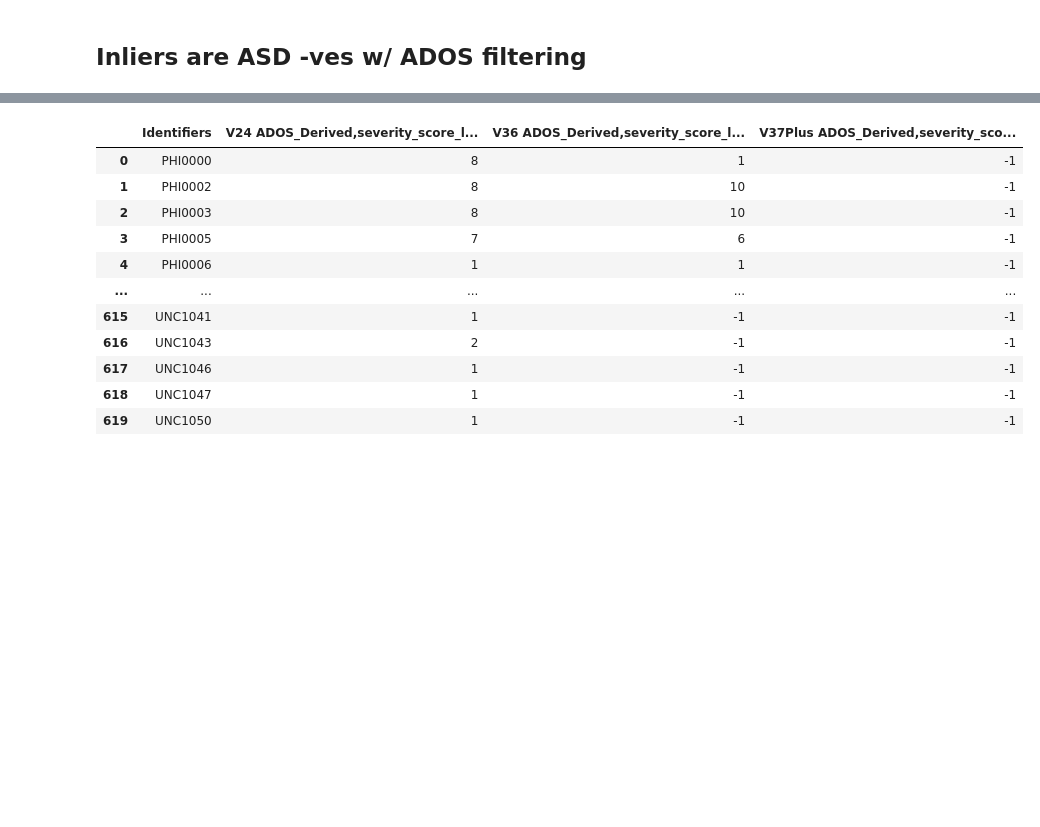
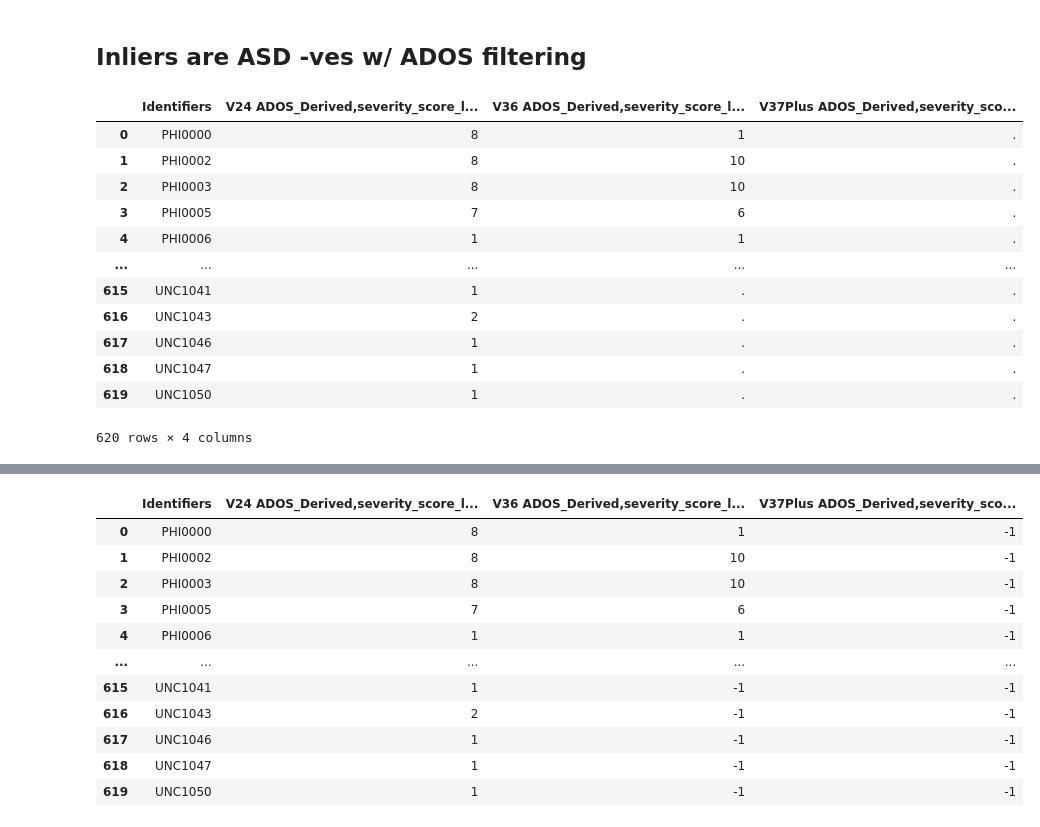
Before and after one commit to eonemli/sade, a Jupyter notebook: sade/datasets/brains/IBIS.ipynb, the cells around one changed output, grey strips where cells are left out. Cells and saved outputs as stored; diff of their text form; code cells hidden in the pictures; blank space fills up the shorter version.

```diff
--- a/sade/datasets/brains/IBIS.ipynb
+++ b/sade/datasets/brains/IBIS.ipynb
@@ -69,3 +69,21 @@ asd_negatives.shape
 (307, 29)
 # %% [markdown]
 ## Inliers are ASD -ves w/ ADOS filtering
+# %%
+ados_scores = pd.read_csv(f"/ASD/ahsan_projects/braintypicality/dataset/ADOS-IBIS1_2.csv",
+                 usecols=lambda c: re.match( r"(.*severity_score_lookup)|(Identifiers)", c))
+ados_scores
+# %% [output]
+|  | Identifiers | V24 ADOS_Derived,severity_score_l... | V36 ADOS_Derived,severity_score_l... | V37Plus ADOS_Derived,severity_sco... |
+| 0 | PHI0000 | 8 | 1 | . |
+| 1 | PHI0002 | 8 | 10 | . |
+| 2 | PHI0003 | 8 | 10 | . |
+| 3 | PHI0005 | 7 | 6 | . |
+| 4 | PHI0006 | 1 | 1 | . |
+| ... | ... | ... | ... | ... |
+| 615 | UNC1041 | 1 | . | . |
+| 616 | UNC1043 | 2 | . | . |
+| 617 | UNC1046 | 1 | . | . |
+| 618 | UNC1047 | 1 | . | . |
+| 619 | UNC1050 | 1 | . | . |
+620 rows × 4 columns
```
Also changed, not shown: parts of 25 cells of this notebook.
